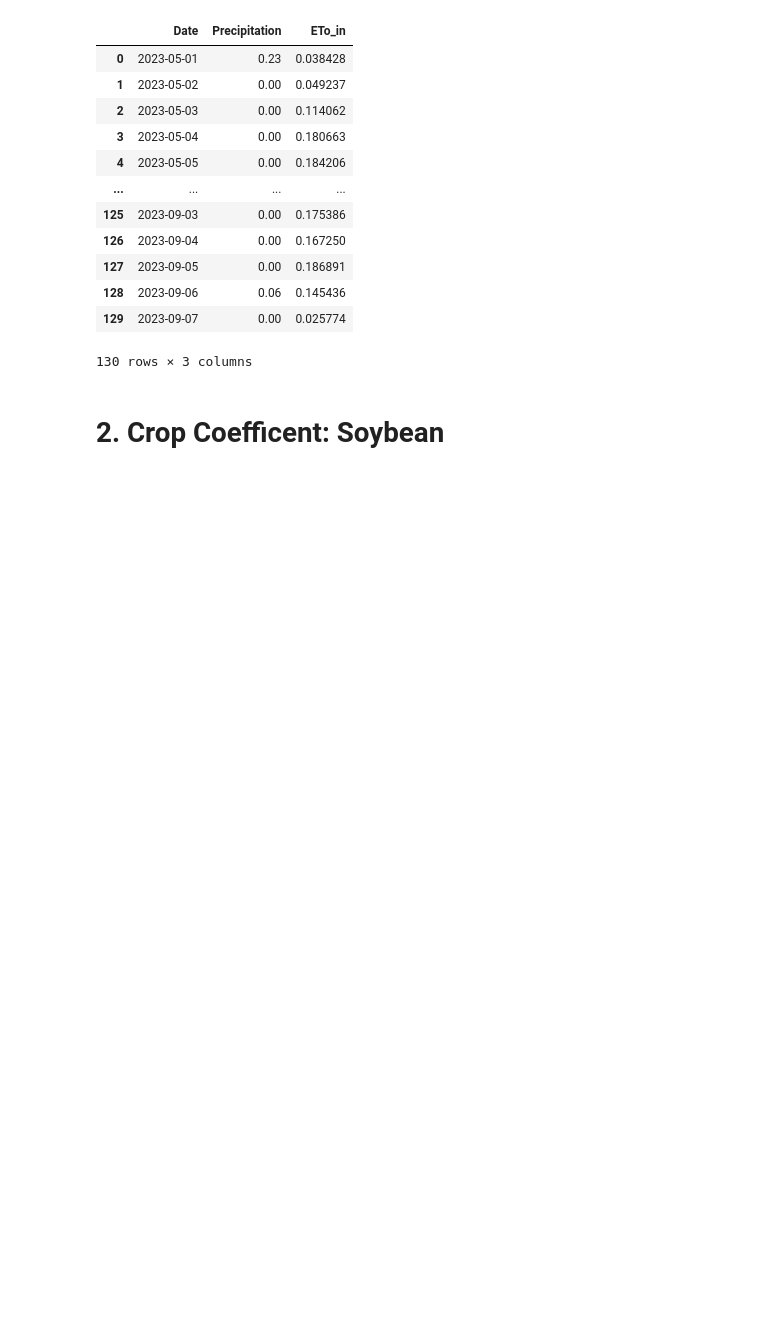
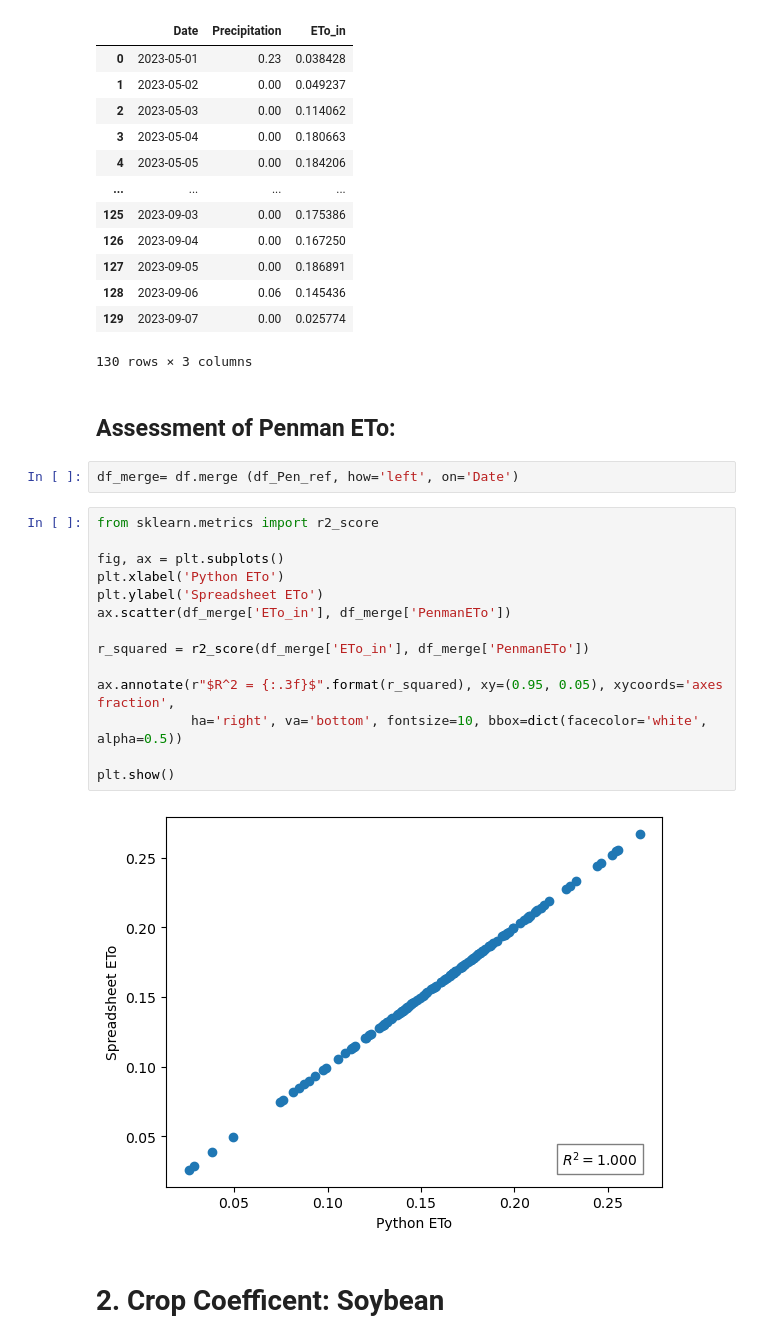
Before and after one commit to dsyang1024/SoilMoisture_analysis, a Jupyter notebook: Irrigation_Soybean.ipynb, the cells around one changed output. Saved outputs shown, nothing was run; the diff lists cells and outputs as text; blank space fills up the shorter version.

```diff
--- a/Irrigation_Soybean.ipynb
+++ b/Irrigation_Soybean.ipynb
@@ -152,6 +168,26 @@ See the caveats in the documentation: https://pandas.pydata.org/pandas-docs/stab
 | 128 | 2023-09-06 | 0.06 | 0.145436 |
 | 129 | 2023-09-07 | 0.00 | 0.025774 |
 130 rows × 3 columns
+# %% [markdown]
+## Assessment of Penman ETo:
+# %%
+df_merge= df.merge (df_Pen_ref, how='left', on='Date')
+# %%
+from sklearn.metrics import r2_score
+
+fig, ax = plt.subplots()
+plt.xlabel('Python ETo')
+plt.ylabel('Spreadsheet ETo')
+ax.scatter(df_merge['ETo_in'], df_merge['PenmanETo'])
+
+r_squared = r2_score(df_merge['ETo_in'], df_merge['PenmanETo'])
+
+ax.annotate(r"$R^2 = {:.3f}$".format(r_squared), xy=(0.95, 0.05), xycoords='axes fraction',
+            ha='right', va='bottom', fontsize=10, bbox=dict(facecolor='white', alpha=0.5))
+
+plt.show()
+# %% [output]
+[figure, added]
 # %% [markdown]
 # 2. Crop Coefficent: Soybean
 # %%
```
Also changed, not shown: parts of 18 cells of this notebook.
